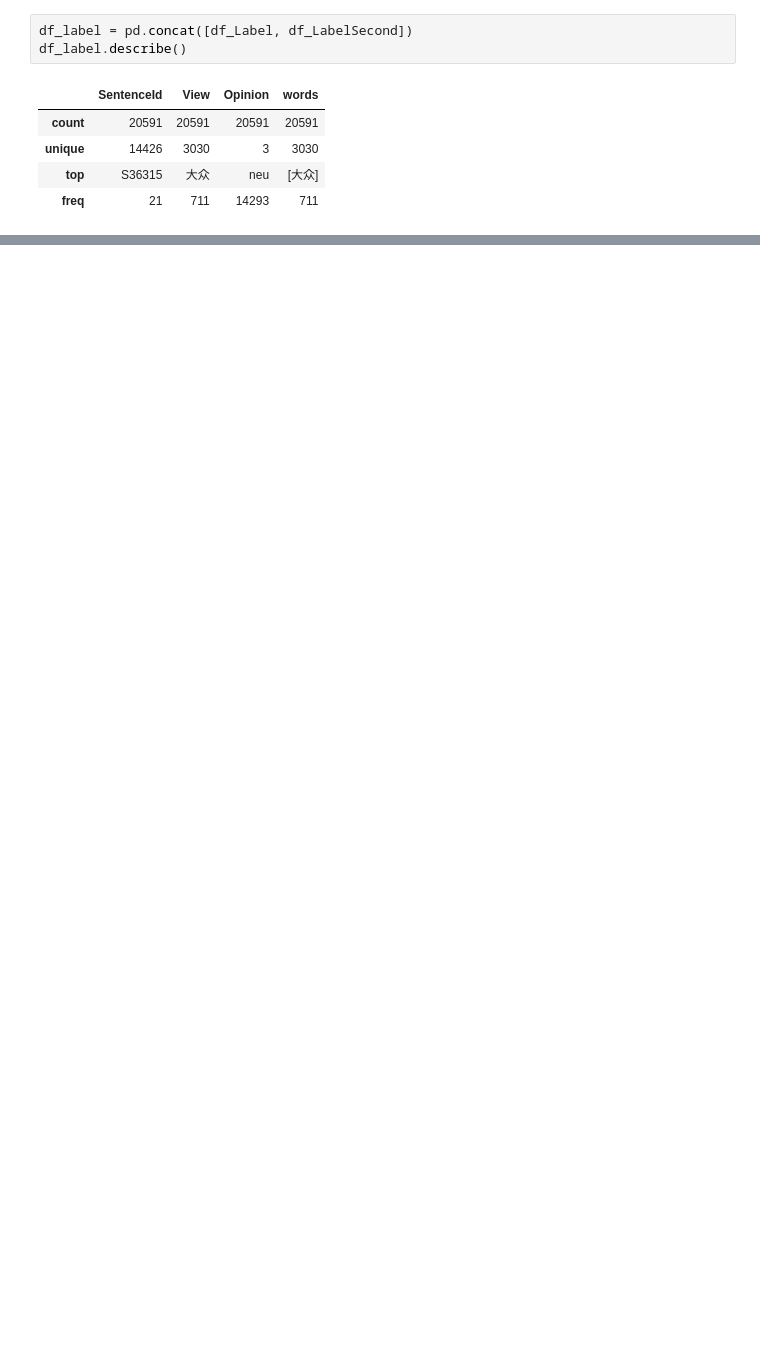
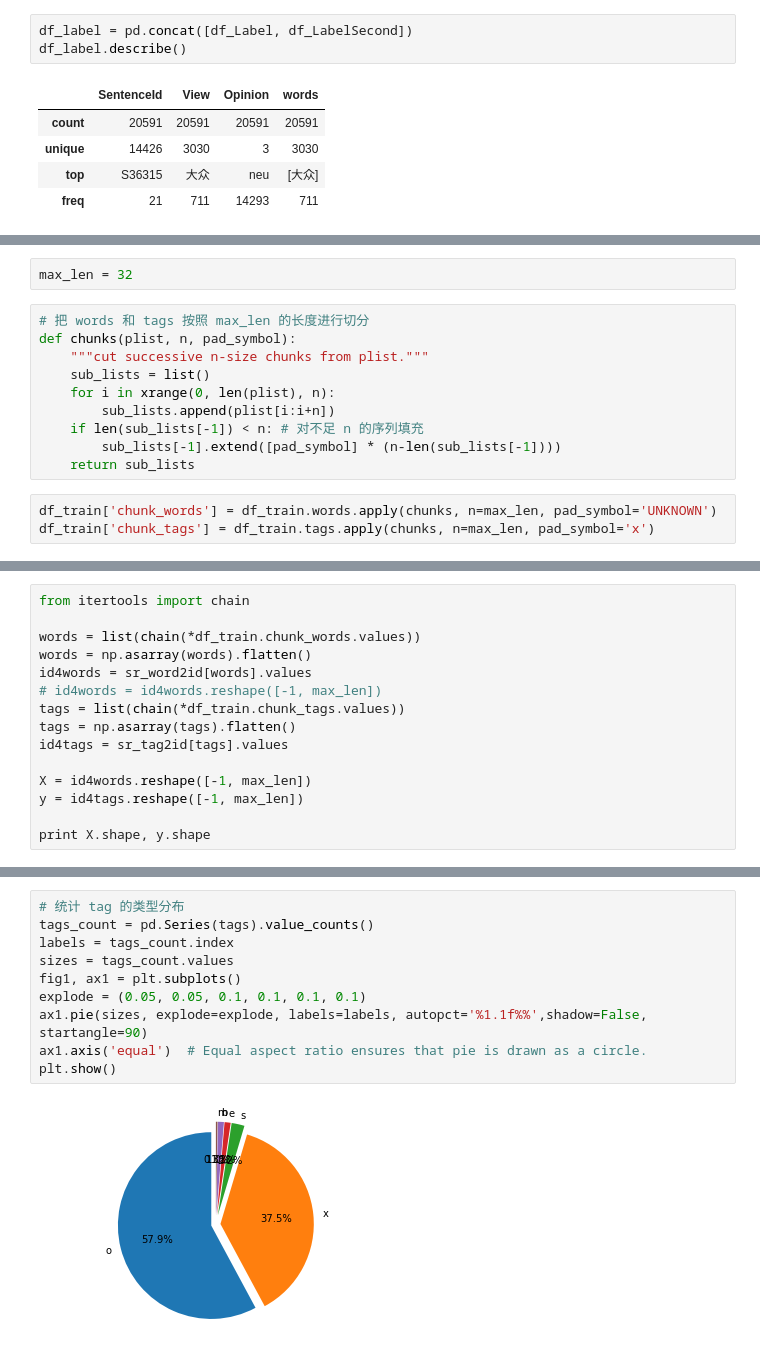
Before and after one commit to yongyehuang/view_based_sentiment, a Jupyter notebook: notebook/data_preprocess.ipynb, the cells around one changed output, grey strips where cells are left out. Saved outputs shown, nothing was run; the diff lists cells and outputs as text; blank space fills up the shorter version.

```diff
--- a/notebook/data_preprocess.ipynb
+++ b/notebook/data_preprocess.ipynb
@@ -240,0 +265,15 @@ df_label.describe()
+# %%
+max_len = 32
+# %%
+# 把 words 和 tags 按照 max_len 的长度进行切分
+def chunks(plist, n, pad_symbol):
+    """cut successive n-size chunks from plist."""
+    sub_lists = list()
+    for i in xrange(0, len(plist), n):
+        sub_lists.append(plist[i:i+n])
+    if len(sub_lists[-1]) < n: # 对不足 n 的序列填充
+        sub_lists[-1].extend([pad_symbol] * (n-len(sub_lists[-1])))
+    return sub_lists
+# %%
+df_train['chunk_words'] = df_train.words.apply(chunks, n=max_len, pad_symbol='UNKNOWN')
+df_train['chunk_tags'] = df_train.tags.apply(chunks, n=max_len, pad_symbol='x')
@@ -240,0 +311,15 @@ df_label.describe()
+# %%
+from itertools import chain
+
+words = list(chain(*df_train.chunk_words.values))
+words = np.asarray(words).flatten()
+id4words = sr_word2id[words].values
+# id4words = id4words.reshape([-1, max_len])
+tags = list(chain(*df_train.chunk_tags.values))
+tags = np.asarray(tags).flatten()
+id4tags = sr_tag2id[tags].values
+
+X = id4words.reshape([-1, max_len])
+y = id4tags.reshape([-1, max_len])
+
+print X.shape, y.shape
@@ -240,0 +340,12 @@ df_label.describe()
+# %%
+# 统计 tag 的类型分布
+tags_count = pd.Series(tags).value_counts()
+labels = tags_count.index
+sizes = tags_count.values
+fig1, ax1 = plt.subplots()
+explode = (0.05, 0.05, 0.1, 0.1, 0.1, 0.1)
+ax1.pie(sizes, explode=explode, labels=labels, autopct='%1.1f%%',shadow=False, startangle=90)
+ax1.axis('equal')  # Equal aspect ratio ensures that pie is drawn as a circle.
+plt.show()
+# %% [output]
+[figure, added]
```
Also changed, not shown: parts of 23 cells of this notebook, 3 other files.
